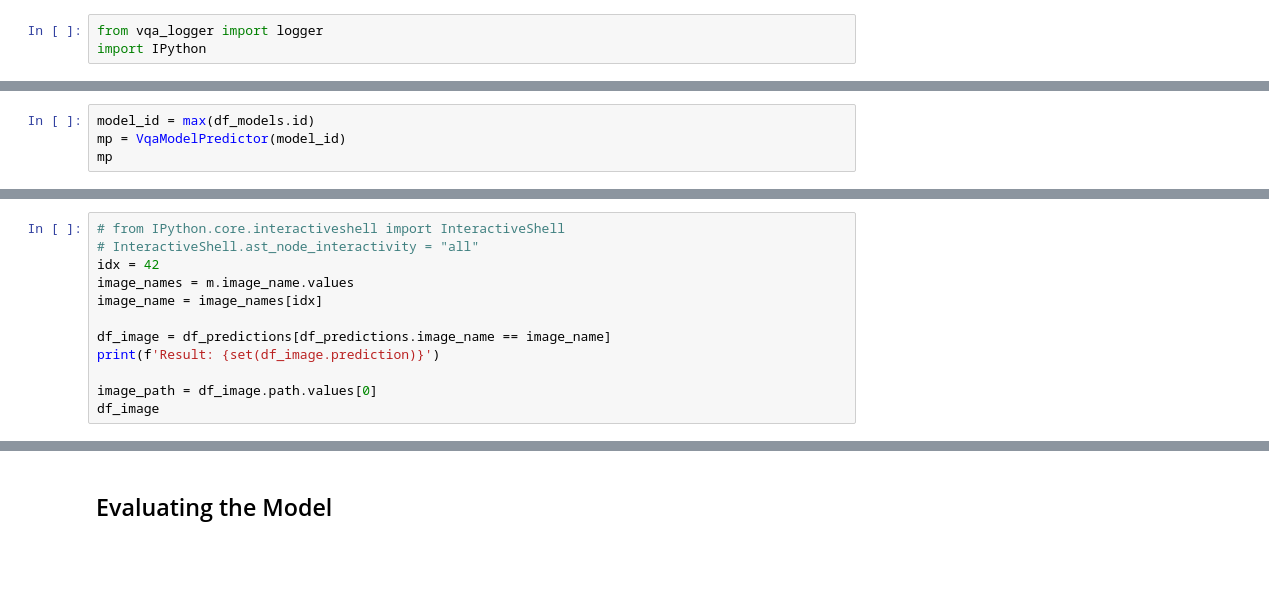
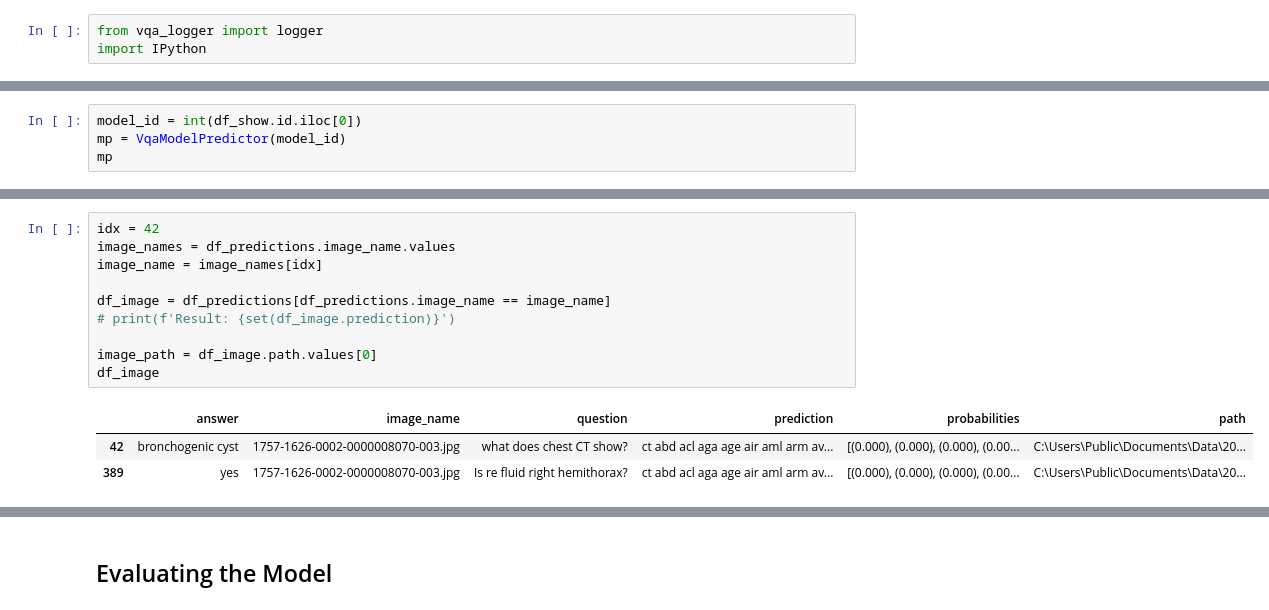
Before and after one commit to turner11/VQA-MED, a Jupyter notebook: VQA-MED/VQA.Python/5_predicting.ipynb, the cells around one changed output, grey strips where cells are left out. Drawn from its saved outputs; the diff is of its cells as text; blank space fills up the shorter version.

Commit message:
Fixed prediction notebook

```diff
--- a/VQA-MED/VQA.Python/5_predicting.ipynb
+++ b/VQA-MED/VQA.Python/5_predicting.ipynb
@@ -10,4 +21,4 @@ df_models
 # %%
-model_id = max(df_models.id)
+model_id = int(df_show.id.iloc[0])
 mp = VqaModelPredictor(model_id)
 mp
@@ -25,15 +62,17 @@ df_predictions.describe()
 # %%
-# from IPython.core.interactiveshell import InteractiveShell
-# InteractiveShell.ast_node_interactivity = "all"
 idx = 42
-image_names = m.image_name.values
+image_names = df_predictions.image_name.values
 image_name = image_names[idx]
 
 df_image = df_predictions[df_predictions.image_name == image_name]
-print(f'Result: {set(df_image.prediction)}')
+# print(f'Result: {set(df_image.prediction)}')
 
 image_path = df_image.path.values[0]
 df_image
+# %% [output]
+|  | answer | image_name | question | prediction | probabilities | path |
+| 42 | bronchogenic cyst | 1757-1626-0002-0000008070-003.jpg | what does chest CT show? | ct abd acl aga age air aml arm av... | [(0.000), (0.000), (0.000), (0.00... | C:\Users\Public\Documents\Data\20... |
+| 389 | yes | 1757-1626-0002-0000008070-003.jpg | Is re fluid right hemithorax? | ct abd acl aga age air aml arm av... | [(0.000), (0.000), (0.000), (0.00... | C:\Users\Public\Documents\Data\20... |
 # %%
 from IPython.display import Image
 Image(filename = image_path, width=400, height=400)
```
Also changed, not shown: parts of 10 cells of this notebook.
